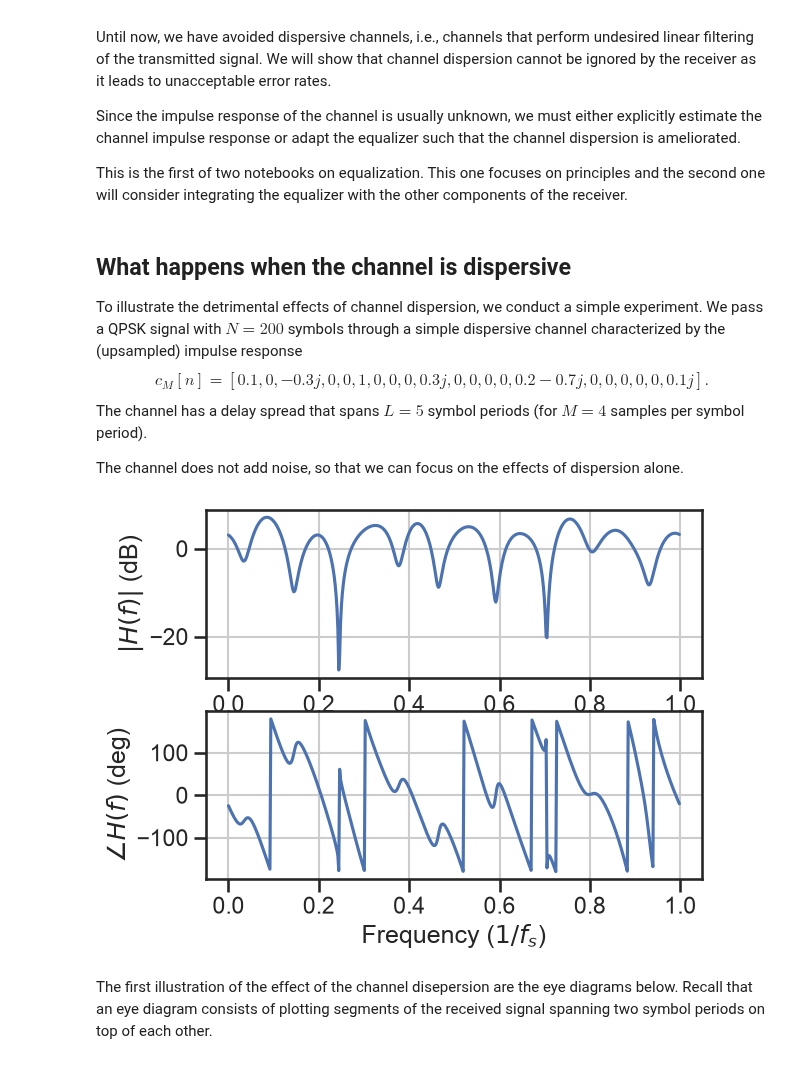
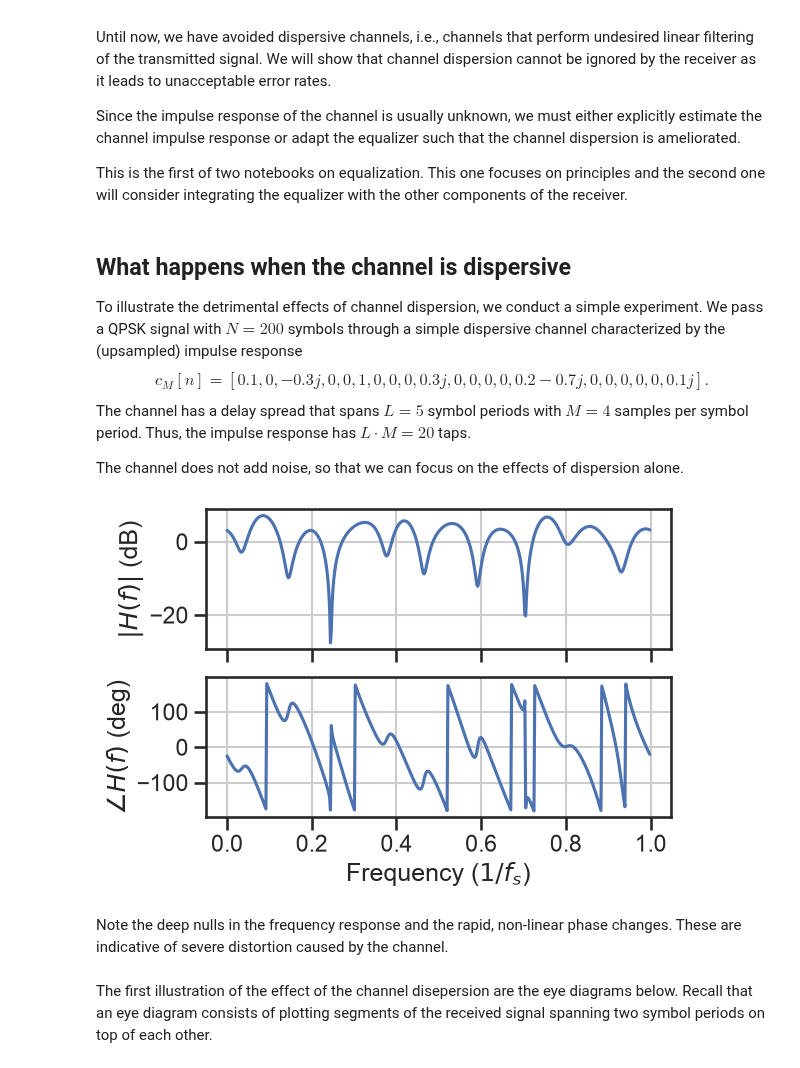
Before and after one commit to bepepa/dc_632_26, a Jupyter notebook: notebooks/080_equalization.ipynb, the cells around one changed output. Saved outputs shown, nothing was run; the diff lists cells and outputs as text; code cells hidden in the pictures.

```diff
--- a/notebooks/080_equalization.ipynb
+++ b/notebooks/080_equalization.ipynb
@@ -43,7 +43,7 @@ To illustrate the detrimental effects of channel dispersion, we conduct a simple
 $$
     c_M[n] = [0.1, 0, -0.3j, 0, 0, 1, 0, 0, 0, 0.3j, 0, 0, 0, 0, 0.2-0.7j, 0, 0, 0, 0, 0, 0.1j].
 $$
-The channel has a delay spread that spans $L=5$ symbol periods (for $M=4$ samples per symbol period).
+The channel has a delay spread that spans $L=5$ symbol periods with $M=4$ samples per symbol period. Thus, the impulse response has $L \cdot M = 20$ taps.
 
 The channel does not add noise, so that we can focus on the effects of dispersion alone.
 # %%
@@ -62,24 +62,28 @@ sig = ps.generate_waveform(payload_symbols)
 # %%
 ## dispersive channel
 hh = np.array([0.1, 0, -0.3j, 0, 0, 1, 0, 0, 0, 0.3j, 0, 0, 0, 0, 0.2-0.7j, 0, 0, 0, 0, 0, 0.1j])
 
 # received signal
 rr = np.convolve(sig, hh)
 
 # plot the frequency reponse of the channel
 w, H = signal.freqz(hh, whole=True)
-ax1=plt.subplot(2,1,1)
+fig, (ax1, ax2) = plt.subplots(2,1, figsize=(6,4), sharex=True)
 ax1.plot(w/np.pi/2, 20*np.log10(np.abs(H)))
 ax1.set_ylabel('$|H(f)|$ (dB)')
 ax1.grid()
+
 ax2=plt.subplot(2,1,2)
 ax2.plot(w/np.pi/2, np.angle(H)/np.pi*180)
 ax2.set_ylabel(r'$\angle H(f)$ (deg)')
 ax2.set_xlabel('Frequency ($1/f_s$)')
 ax2.grid()
+
 plt.show()
 # %% [output]
-[figure, old version]
+[figure, new version]
+# %% [markdown]
+Note the deep nulls in the frequency response and the rapid, non-linear phase changes. These are indicative of severe distortion caused by the channel.
 # %% [markdown]
 The first illustration of the effect of the channel disepersion are the eye diagrams below. Recall that an eye diagram consists of plotting segments of the received signal spanning two symbol periods on top of each other.
 # %%
```
Also changed, not shown: parts of 60 cells of this notebook.
